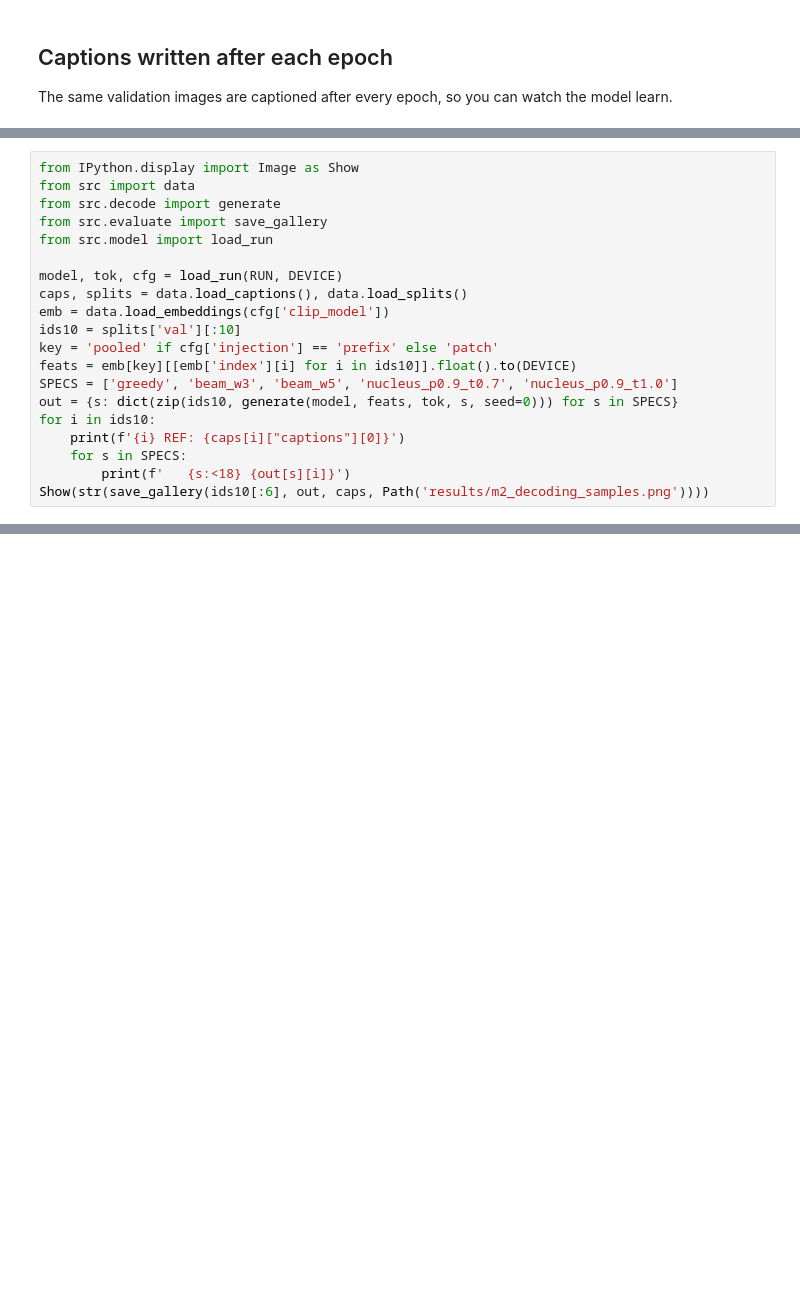
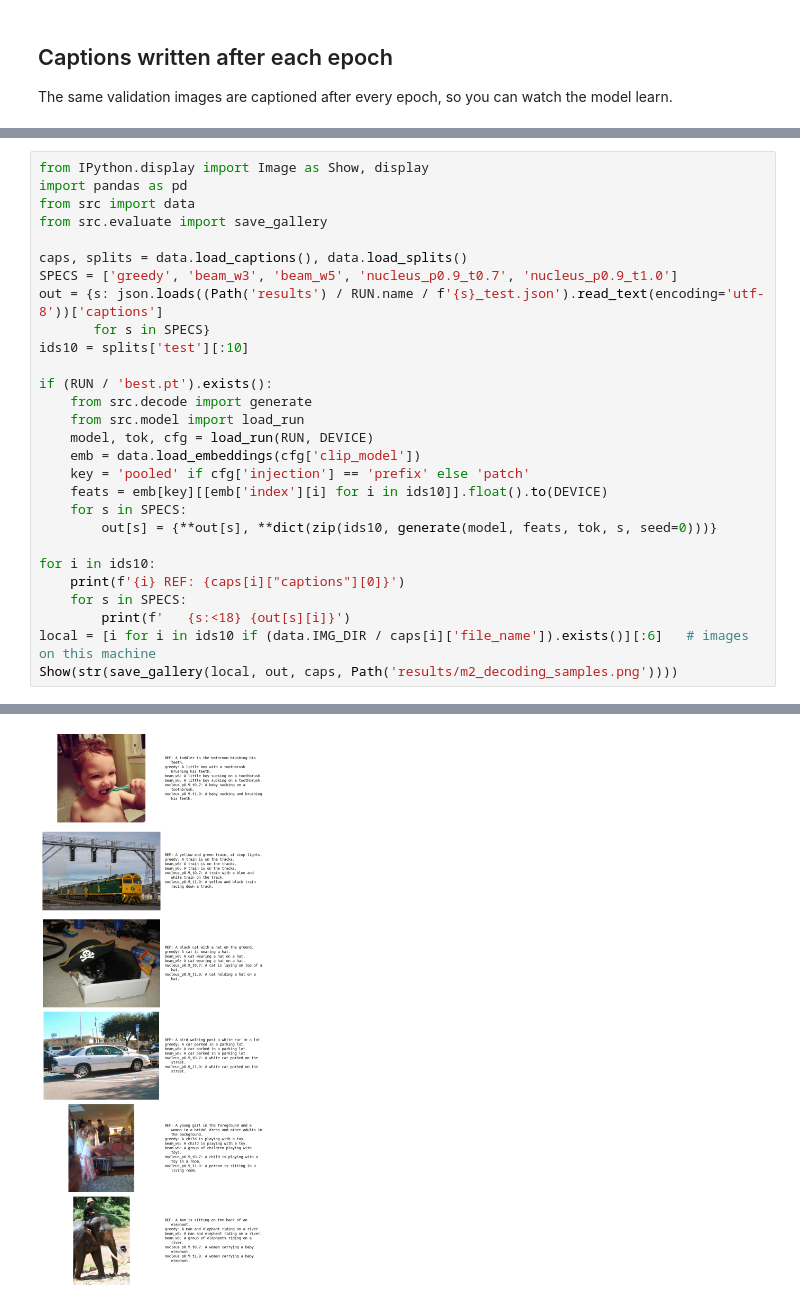
Before and after one commit to Yiting0210/clip-gpt2-captioning, a Jupyter notebook: notebooks/02_baseline_caption.ipynb, the cells around one changed output, grey strips where cells are left out. Drawn from its saved outputs; the diff is of its cells as text; blank space fills up the shorter version.

```diff
--- a/notebooks/02_baseline_caption.ipynb
+++ b/notebooks/02_baseline_caption.ipynb
@@ -74,20 +116,29 @@ for iid in dict.fromkeys(p['image_id'] for p in previews):
 # %%
-from IPython.display import Image as Show
+from IPython.display import Image as Show, display
+import pandas as pd
 from src import data
-from src.decode import generate
 from src.evaluate import save_gallery
-from src.model import load_run
 
-model, tok, cfg = load_run(RUN, DEVICE)
 caps, splits = data.load_captions(), data.load_splits()
-emb = data.load_embeddings(cfg['clip_model'])
-ids10 = splits['val'][:10]
-key = 'pooled' if cfg['injection'] == 'prefix' else 'patch'
-feats = emb[key][[emb['index'][i] for i in ids10]].float().to(DEVICE)
 SPECS = ['greedy', 'beam_w3', 'beam_w5', 'nucleus_p0.9_t0.7', 'nucleus_p0.9_t1.0']
-out = {s: dict(zip(ids10, generate(model, feats, tok, s, seed=0))) for s in SPECS}
+out = {s: json.loads((Path('results') / RUN.name / f'{s}_test.json').read_text(encoding='utf-8'))['captions']
+       for s in SPECS}
+ids10 = splits['test'][:10]
+
+if (RUN / 'best.pt').exists():
+    from src.decode import generate
+    from src.model import load_run
+    model, tok, cfg = load_run(RUN, DEVICE)
+    emb = data.load_embeddings(cfg['clip_model'])
+    key = 'pooled' if cfg['injection'] == 'prefix' else 'patch'
+    feats = emb[key][[emb['index'][i] for i in ids10]].float().to(DEVICE)
+    for s in SPECS:
+        out[s] = {**out[s], **dict(zip(ids10, generate(model, feats, tok, s, seed=0)))}
+
 for i in ids10:
     print(f'{i} REF: {caps[i]["captions"][0]}')
     for s in SPECS:
         print(f'   {s:<18} {out[s][i]}')
-Show(str(save_gallery(ids10[:6], out, caps, Path('results/m2_decoding_samples.png'))))
+local = [i for i in ids10 if (data.IMG_DIR / caps[i]['file_name']).exists()][:6]   # images on this machine
+Show(str(save_gallery(local, out, caps, Path('results/m2_decoding_samples.png'))))
+# %% [output]
@@ -93,0 +162 @@ Show(str(save_gallery(ids10[:6], out, caps, Path('results/m2_decoding_samples.pn
+[figure, added]
```
Also changed, not shown: parts of 10 cells of this notebook, 13 other files.
